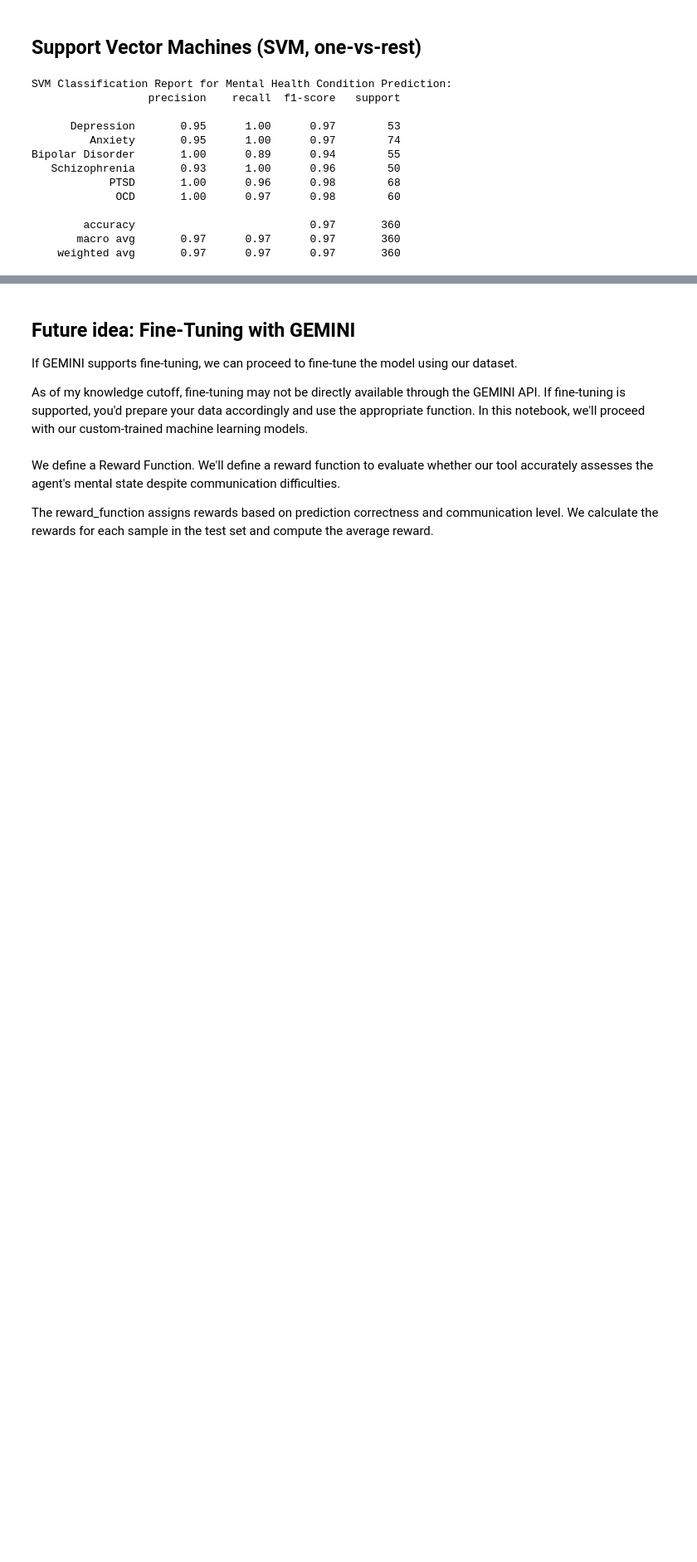
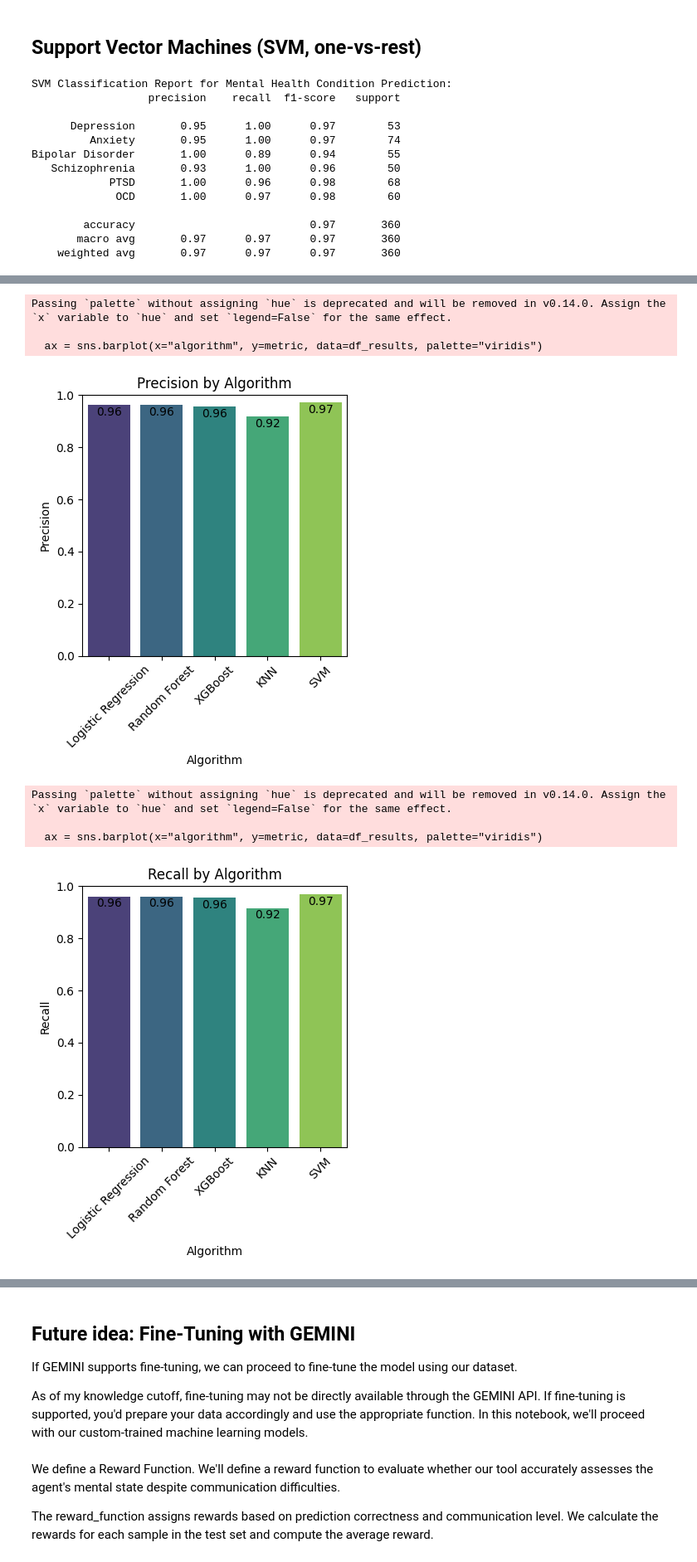
Before and after one commit to AdamLoydHarris/RoboSmile_Measurement, a Jupyter notebook: RoboSmile_Help2GetHelp.ipynb, the cells around one changed output, grey strips where cells are left out. Shown at 83% size. Drawn from its saved outputs; the diff is of its cells as text; code cells hidden in the pictures; blank space fills up the shorter version.

Commit message:
Results added

```diff
--- a/RoboSmile_Help2GetHelp.ipynb
+++ b/RoboSmile_Help2GetHelp.ipynb
@@ -395,6 +429,17 @@ knn_predictions = knn_model.predict(X_test_vect)
 # Evaluate KNN
 print("KNN Classification Report for Mental Health Condition Prediction:")
 print(classification_report(y_test_condition, knn_predictions, target_names=mental_health_conditions))
+report = classification_report(y_test_condition, knn_predictions, target_names=mental_health_conditions, output_dict=True)
+
+new_entry = {
+    "algorithm": "KNN",
+    "precision": report["weighted avg"]["precision"],
+    "recall": report["weighted avg"]["recall"],
+    "f1-score": report["weighted avg"]["f1-score"],
+}
+
+# Append to the dataframe
+df_results = pd.concat([df_results, pd.DataFrame([new_entry])], ignore_index=True)
 # %% [output]
 Training and Evaluating KNN...
 KNN Classification Report for Mental Health Condition Prediction:
@@ -424,6 +469,17 @@ svm_predictions = svm_model.predict(X_test_vect)
 # Evaluate SVM
 print("SVM Classification Report for Mental Health Condition Prediction:")
 print(classification_report(y_test_condition, svm_predictions, target_names=mental_health_conditions))
+report = classification_report(y_test_condition, svm_predictions, target_names=mental_health_conditions, output_dict=True)
+
+new_entry = {
+    "algorithm": "SVM",
+    "precision": report["weighted avg"]["precision"],
+    "recall": report["weighted avg"]["recall"],
+    "f1-score": report["weighted avg"]["f1-score"],
+}
+
+# Append to the dataframe
+df_results = pd.concat([df_results, pd.DataFrame([new_entry])], ignore_index=True)
 # %% [output]
 SVM Classification Report for Mental Health Condition Prediction:
                   precision    recall  f1-score   support
@@ -440,0 +499,32 @@ Bipolar Disorder       1.00      0.89      0.94        55
+# %%
+# Plotting each metric
+metrics = ["precision", "recall", "f1-score"]
+for metric in metrics:
+    plt.figure(figsize=(4, 5))
+    ax = sns.barplot(x="algorithm", y=metric, data=df_results, palette="viridis")
+
+    for p in ax.patches:
+        ax.text(
+            p.get_x() + p.get_width() / 2,  # x-coordinate: center of the bar
+            p.get_height() - 0.05,         # y-coordinate: slightly above the bar
+            f"{p.get_height():.2f}",      # format the value with 2 decimal points
+            ha="center",                  # horizontal alignment
+            va="bottom"                   # vertical alignment
+        )
+
+    plt.title(f"{metric.capitalize()} by Algorithm")
+    plt.ylabel(metric.capitalize())
+    plt.xlabel("Algorithm")
+    plt.ylim(0, 1)  # Assuming metrics are between 0 and 1
+    plt.xticks(rotation=45)
+    plt.tight_layout()
+    plt.show()
+# %% [output]
+Passing `palette` without assigning `hue` is deprecated and will be removed in v0.14.0. Assign the `x` variable to `hue` and set `legend=False` for the same effect.
+
+  ax = sns.barplot(x="algorithm", y=metric, data=df_results, palette="viridis")
+[figure, added]
+Passing `palette` without assigning `hue` is deprecated and will be removed in v0.14.0. Assign the `x` variable to `hue` and set `legend=False` for the same effect.
+
+  ax = sns.barplot(x="algorithm", y=metric, data=df_results, palette="viridis")
+[figure, added]
```
Also changed, not shown: parts of 14 cells of this notebook.
